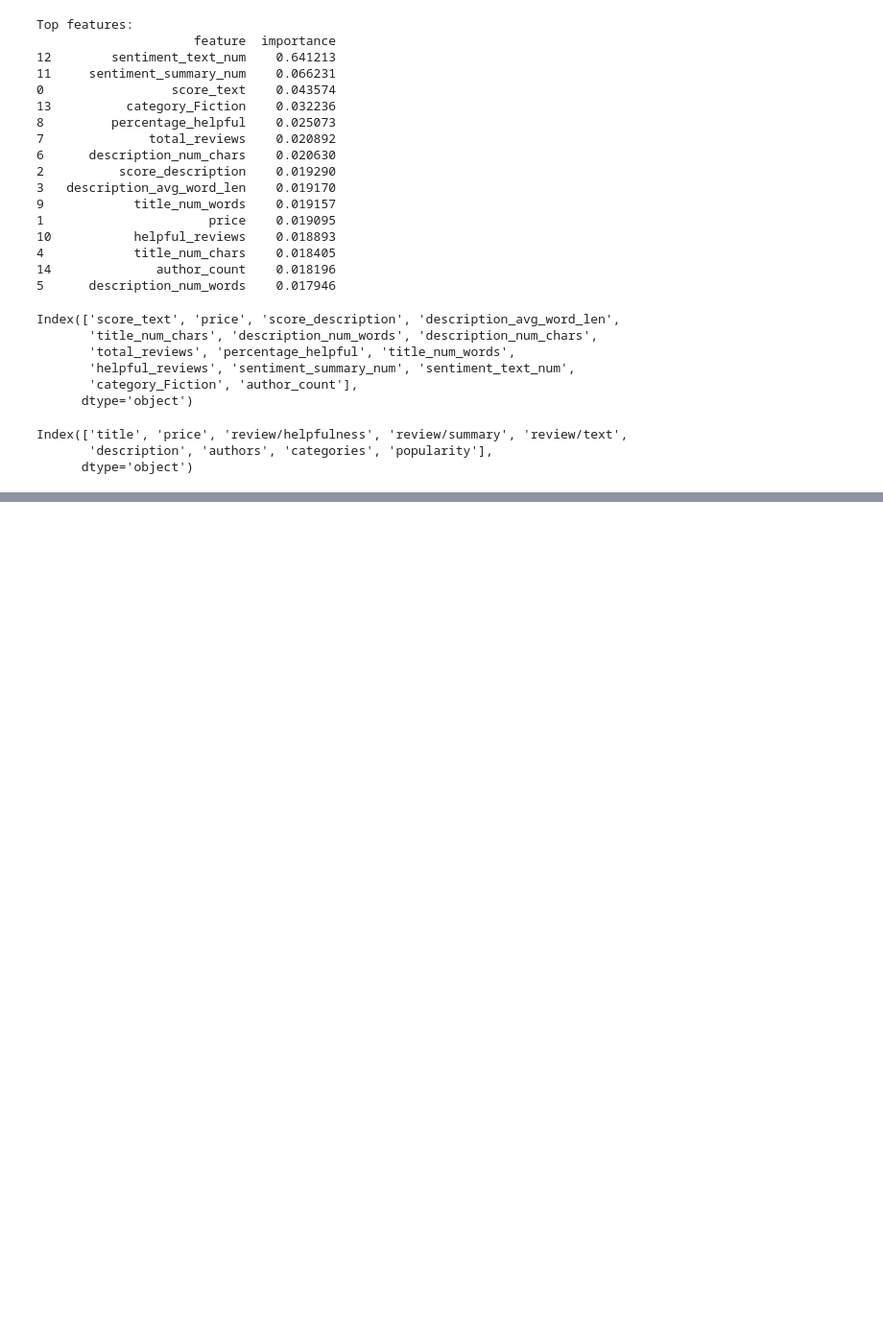
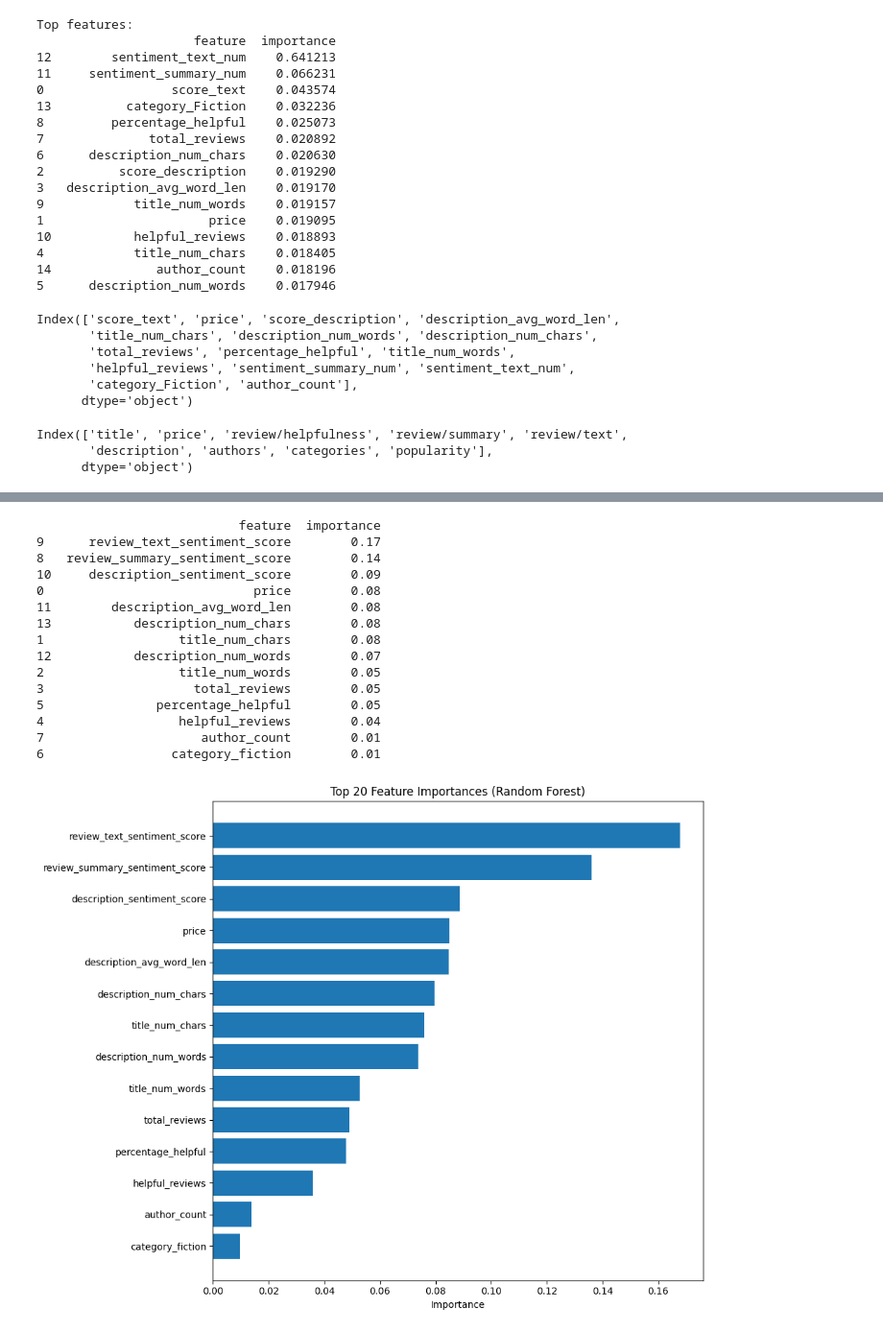
Before and after one commit to SoLNajle/good-book-datacamp, a Jupyter notebook: workspace/notebook.ipynb, the cells around one changed output, grey strips where cells are left out. Shown: that part at 96% size. Cells and saved outputs as stored; diff of their text form; code cells hidden in the pictures; blank space fills up the shorter version.

```diff
--- a/workspace/notebook.ipynb
+++ b/workspace/notebook.ipynb
@@ -2689,0 +2968,44 @@ def preprocess_books(raw_df: pd.DataFrame) -> pd.DataFrame:
+# %%
+#feature importance
+
+# Feature importance for RandomForest model
+
+importances = rf_model.feature_importances_
+feature_names = X_train.columns
+
+# Create a DataFrame for easy viewing and sorting
+import pandas as pd
+feat_imp_df = pd.DataFrame({
+    'feature': feature_names,
+    'importance': importances
+}).sort_values(by='importance', ascending=False)
+
+# Display the top 20 features
+print(feat_imp_df.head(20))
+
+# Plot feature importances
+import matplotlib.pyplot as plt
+
+plt.figure(figsize=(10, 8))
+plt.barh(feat_imp_df['feature'][:20][::-1], feat_imp_df['importance'][:20][::-1])
+plt.xlabel('Importance')
+plt.title('Top 20 Feature Importances (Random Forest)')
+plt.tight_layout()
+plt.show()
+# %% [output]
+                           feature  importance
+9      review_text_sentiment_score        0.17
+8   review_summary_sentiment_score        0.14
+10     description_sentiment_score        0.09
+0                            price        0.08
+11        description_avg_word_len        0.08
+13           description_num_chars        0.08
+1                  title_num_chars        0.08
+12           description_num_words        0.07
+2                  title_num_words        0.05
+3                    total_reviews        0.05
+5               percentage_helpful        0.05
+4                  helpful_reviews        0.04
+7                     author_count        0.01
+6                 category_fiction        0.01
+[figure, added]
```
Also changed, not shown: parts of 32 cells of this notebook, 4 other files.
